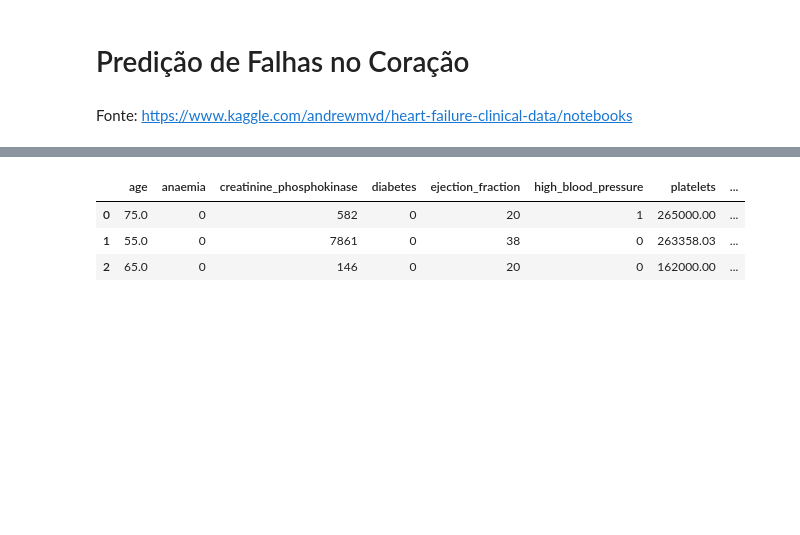
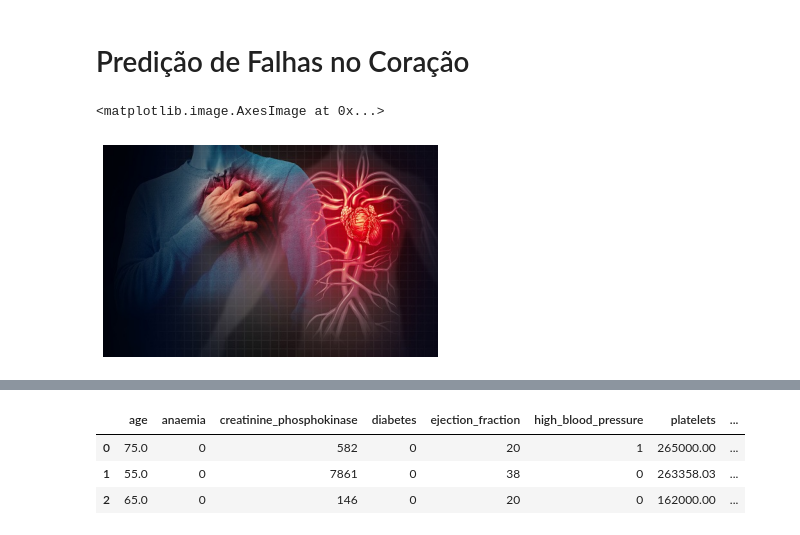
Before and after one commit to sielerod/Heart_Failure, a Jupyter notebook: heart_failure.ipynb, the cells around one changed output, grey strips where cells are left out. Cells and saved outputs as stored; diff of their text form; code cells hidden in the pictures; blank space fills up the shorter version.

```diff
--- a/heart_failure.ipynb
+++ b/heart_failure.ipynb
@@ -2,6 +2,22 @@
 <a href="https://colab.research.google.com/github/sielerod/Heart_Failure/blob/master/heart_failure.ipynb" target="_parent"><img src="https://colab.research.google.com/assets/colab-badge.svg" alt="Open In Colab"/></a>
 # %% [markdown]
 # Predição de Falhas no Coração
-# %% [markdown]
-Fonte:
-https://www.kaggle.com/andrewmvd/heart-failure-clinical-data/notebooks
+# %%
+#@title Fonte de dados
+import cv2
+import urllib.request
+import numpy as np
+from matplotlib import pyplot as plt
+%matplotlib inline
+
+img_link = 'https://raw.githubusercontent.com/sielerod/Heart_Failure/master/img/Cardio_11.14.19_HeartDiseaseCancer.png'
+
+req = urllib.request.urlopen(img_link)
+arr = np.asarray(bytearray(req.read()), dtype=np.uint8)
+img = cv2.imdecode(arr,-1)
+img = cv2.cvtColor(img, cv2.COLOR_BGR2RGB)
+plt.axis('off')
+plt.imshow(img)
+# %% [output]
+<matplotlib.image.AxesImage at 0x...>
+[figure, added]
```
Also changed, not shown: parts of 62 cells of this notebook.
